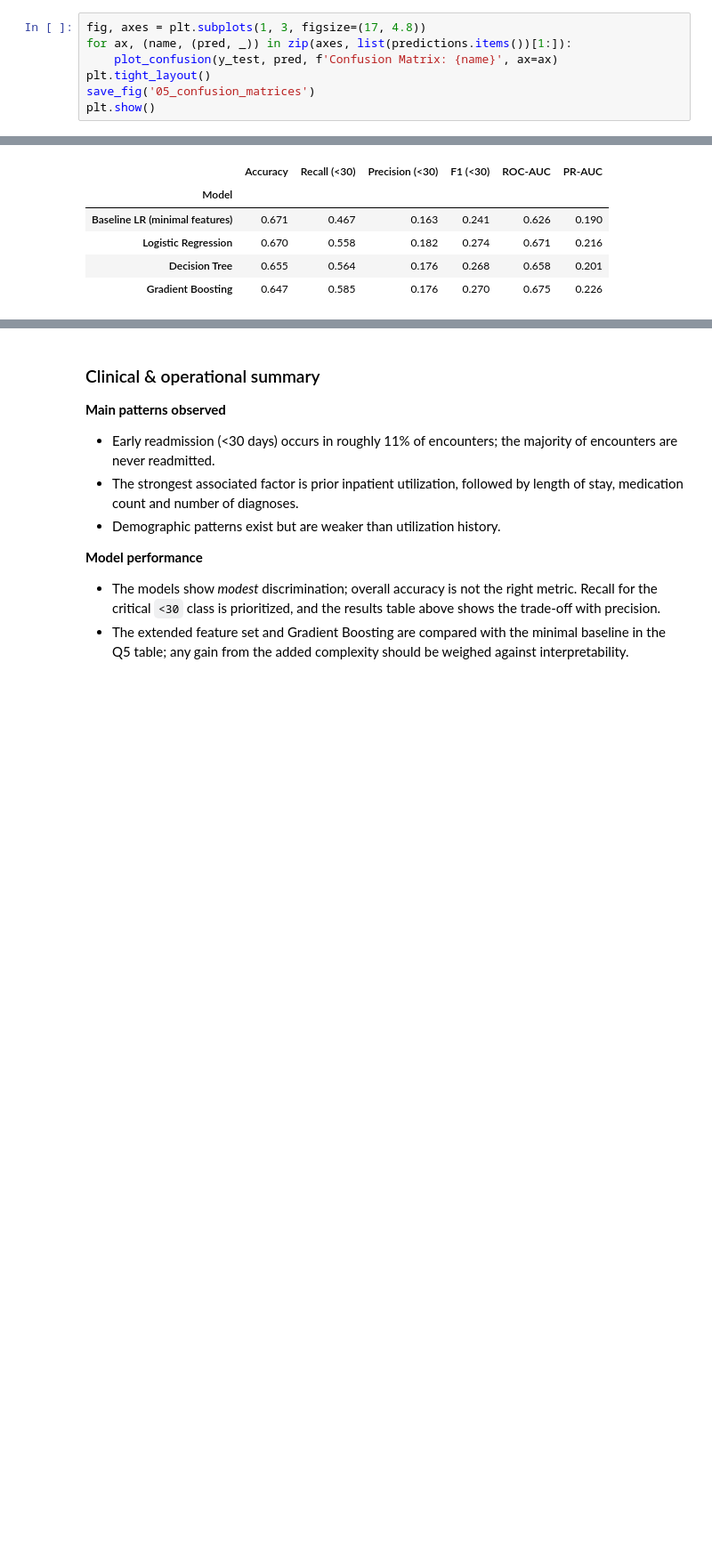
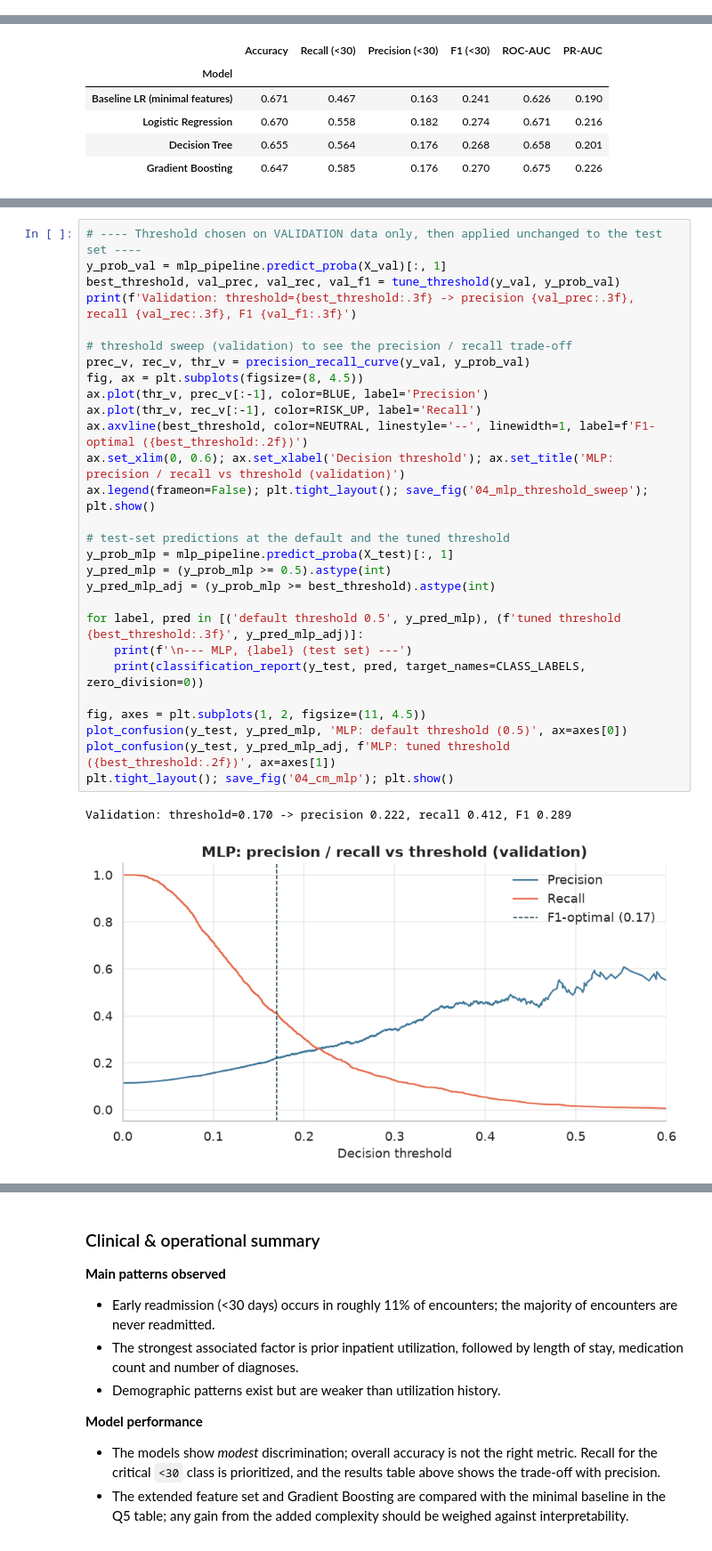
Before and after one commit to StudyBuildTeam2/studybuild-health-data-science, a Jupyter notebook: Project02/Team2/notebooks/analysis.ipynb, the cells around one changed output, grey strips where cells are left out. Shown at 89% size. Cells and saved outputs as stored; diff of their text form; blank space fills up the shorter version.

```diff
--- a/Project02/Team2/notebooks/analysis.ipynb
+++ b/Project02/Team2/notebooks/analysis.ipynb
@@ -846,7 +822,0 @@ weighted avg       0.82      0.89      0.84     20289
-# %%
-fig, axes = plt.subplots(1, 3, figsize=(17, 4.8))
-for ax, (name, (pred, _)) in zip(axes, list(predictions.items())[1:]):
-    plot_confusion(y_test, pred, f'Confusion Matrix: {name}', ax=ax)
-plt.tight_layout()
-save_fig('05_confusion_matrices')
-plt.show()
@@ -1097,0 +1110,31 @@ Recall gap between best and worst subgroup: race: 0.11, gender: 0.01, age: 0.22
+# %%
+# ---- Threshold chosen on VALIDATION data only, then applied unchanged to the test set ----
+y_prob_val = mlp_pipeline.predict_proba(X_val)[:, 1]
+best_threshold, val_prec, val_rec, val_f1 = tune_threshold(y_val, y_prob_val)
+print(f'Validation: threshold={best_threshold:.3f} -> precision {val_prec:.3f}, recall {val_rec:.3f}, F1 {val_f1:.3f}')
+
+# threshold sweep (validation) to see the precision / recall trade-off
+prec_v, rec_v, thr_v = precision_recall_curve(y_val, y_prob_val)
+fig, ax = plt.subplots(figsize=(8, 4.5))
+ax.plot(thr_v, prec_v[:-1], color=BLUE, label='Precision')
+ax.plot(thr_v, rec_v[:-1], color=RISK_UP, label='Recall')
+ax.axvline(best_threshold, color=NEUTRAL, linestyle='--', linewidth=1, label=f'F1-optimal ({best_threshold:.2f})')
+ax.set_xlim(0, 0.6); ax.set_xlabel('Decision threshold'); ax.set_title('MLP: precision / recall vs threshold (validation)')
+ax.legend(frameon=False); plt.tight_layout(); save_fig('04_mlp_threshold_sweep'); plt.show()
+
+# test-set predictions at the default and the tuned threshold
+y_prob_mlp = mlp_pipeline.predict_proba(X_test)[:, 1]
+y_pred_mlp = (y_prob_mlp >= 0.5).astype(int)
+y_pred_mlp_adj = (y_prob_mlp >= best_threshold).astype(int)
+
+for label, pred in [('default threshold 0.5', y_pred_mlp), (f'tuned threshold {best_threshold:.3f}', y_pred_mlp_adj)]:
+    print(f'\n--- MLP, {label} (test set) ---')
+    print(classification_report(y_test, pred, target_names=CLASS_LABELS, zero_division=0))
+
+fig, axes = plt.subplots(1, 2, figsize=(11, 4.5))
+plot_confusion(y_test, y_pred_mlp, 'MLP: default threshold (0.5)', ax=axes[0])
+plot_confusion(y_test, y_pred_mlp_adj, f'MLP: tuned threshold ({best_threshold:.2f})', ax=axes[1])
+plt.tight_layout(); save_fig('04_cm_mlp'); plt.show()
+# %% [output]
+Validation: threshold=0.170 -> precision 0.222, recall 0.412, F1 0.289
+[figure, added]
```
Also changed, not shown: parts of 15 cells of this notebook, 9 other files.
